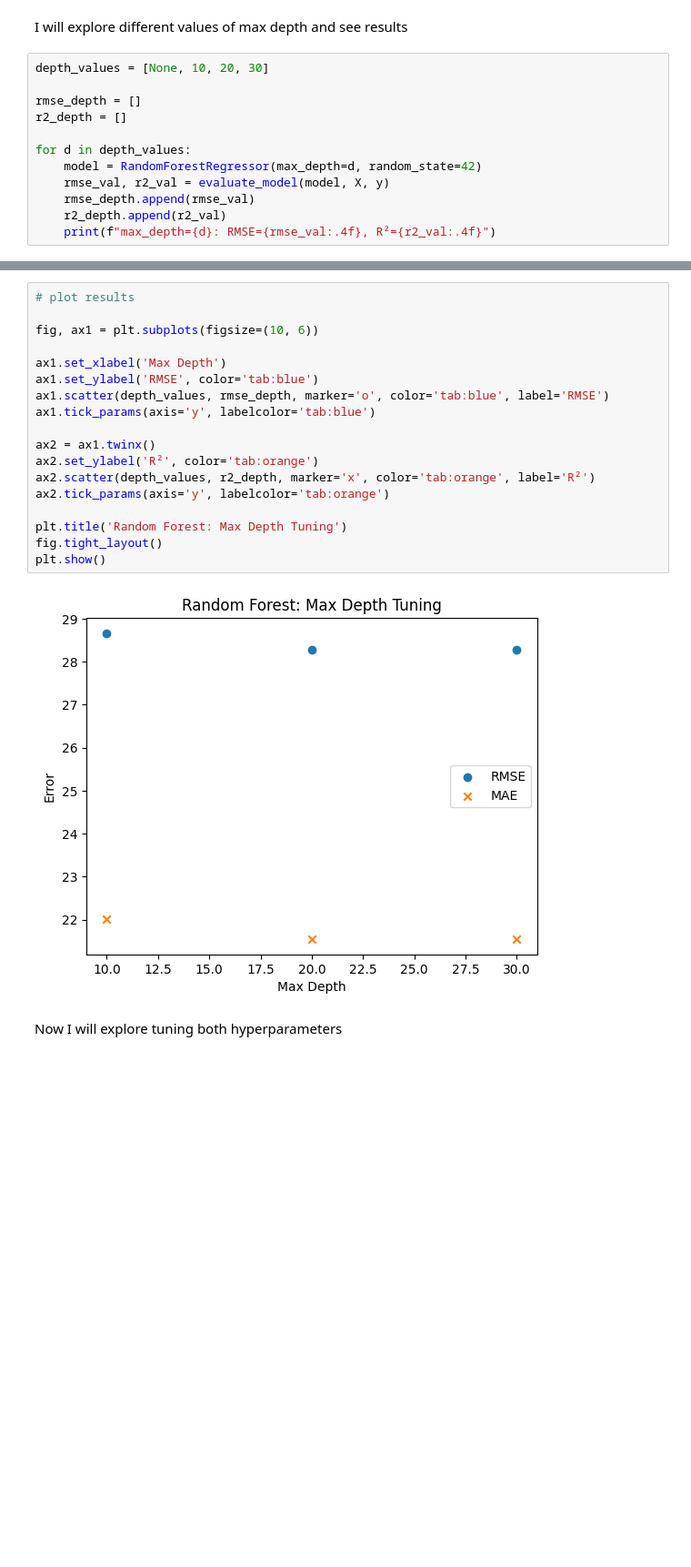
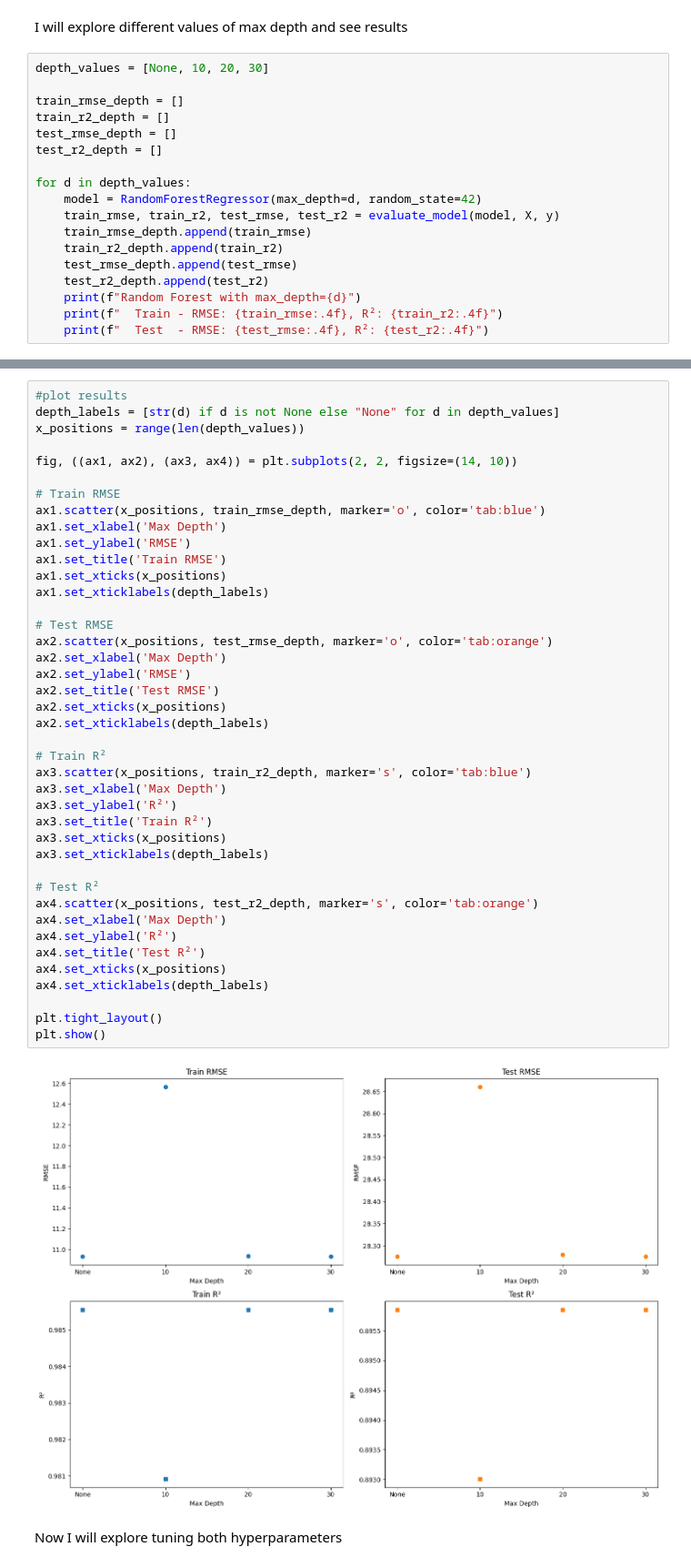
Before and after one commit to gavinmcg1/CT4101-Assignemnt2, a Jupyter notebook: Random_Forest.ipynb, the cells around one changed output, grey strips where cells are left out. Shown at 91% size. Drawn from its saved outputs; the diff is of its cells as text; blank space fills up the shorter version.

```diff
--- a/Random_Forest.ipynb
+++ b/Random_Forest.ipynb
@@ -142,13 +179,19 @@ I will explore different values of max depth and see results
 # %%
 depth_values = [None, 10, 20, 30]
 
-rmse_depth = []
-r2_depth = []
+train_rmse_depth = []
+train_r2_depth = []
+test_rmse_depth = []
+test_r2_depth = []
 
 for d in depth_values:
     model = RandomForestRegressor(max_depth=d, random_state=42)
-    rmse_val, r2_val = evaluate_model(model, X, y)
-    rmse_depth.append(rmse_val)
-    r2_depth.append(r2_val)
-    print(f"max_depth={d}: RMSE={rmse_val:.4f}, R²={r2_val:.4f}")
+    train_rmse, train_r2, test_rmse, test_r2 = evaluate_model(model, X, y)
+    train_rmse_depth.append(train_rmse)
+    train_r2_depth.append(train_r2)
+    test_rmse_depth.append(test_rmse)
+    test_r2_depth.append(test_r2)
+    print(f"Random Forest with max_depth={d}")
+    print(f"  Train - RMSE: {train_rmse:.4f}, R²: {train_r2:.4f}")
+    print(f"  Test  - RMSE: {test_rmse:.4f}, R²: {test_r2:.4f}")
 # %% [output]
@@ -159,23 +210,46 @@ max_depth=30: RMSE=28.2760, MAE=21.5512
 # %%
-# plot results
+#plot results
+depth_labels = [str(d) if d is not None else "None" for d in depth_values]
+x_positions = range(len(depth_values))
 
-fig, ax1 = plt.subplots(figsize=(10, 6))
+fig, ((ax1, ax2), (ax3, ax4)) = plt.subplots(2, 2, figsize=(14, 10))
 
+# Train RMSE
+ax1.scatter(x_positions, train_rmse_depth, marker='o', color='tab:blue')
 ax1.set_xlabel('Max Depth')
-ax1.set_ylabel('RMSE', color='tab:blue')
-ax1.scatter(depth_values, rmse_depth, marker='o', color='tab:blue', label='RMSE')
-ax1.tick_params(axis='y', labelcolor='tab:blue')
+ax1.set_ylabel('RMSE')
+ax1.set_title('Train RMSE')
+ax1.set_xticks(x_positions)
+ax1.set_xticklabels(depth_labels)
 
-ax2 = ax1.twinx()
-ax2.set_ylabel('R²', color='tab:orange')
-ax2.scatter(depth_values, r2_depth, marker='x', color='tab:orange', label='R²')
-ax2.tick_params(axis='y', labelcolor='tab:orange')
+# Test RMSE
+ax2.scatter(x_positions, test_rmse_depth, marker='o', color='tab:orange')
+ax2.set_xlabel('Max Depth')
+ax2.set_ylabel('RMSE')
+ax2.set_title('Test RMSE')
+ax2.set_xticks(x_positions)
+ax2.set_xticklabels(depth_labels)
 
-plt.title('Random Forest: Max Depth Tuning')
-fig.tight_layout()
+# Train R²
+ax3.scatter(x_positions, train_r2_depth, marker='s', color='tab:blue')
+ax3.set_xlabel('Max Depth')
+ax3.set_ylabel('R²')
+ax3.set_title('Train R²')
+ax3.set_xticks(x_positions)
+ax3.set_xticklabels(depth_labels)
+
+# Test R²
+ax4.scatter(x_positions, test_r2_depth, marker='s', color='tab:orange')
+ax4.set_xlabel('Max Depth')
+ax4.set_ylabel('R²')
+ax4.set_title('Test R²')
+ax4.set_xticks(x_positions)
+ax4.set_xticklabels(depth_labels)
+
+plt.tight_layout()
 plt.show()
 # %% [output]
-[figure, old version]
+[figure, new version]
 # %% [markdown]
 Now I will explore tuning both hyperparameters
 # %%
```
Also changed, not shown: parts of 8 cells of this notebook.
